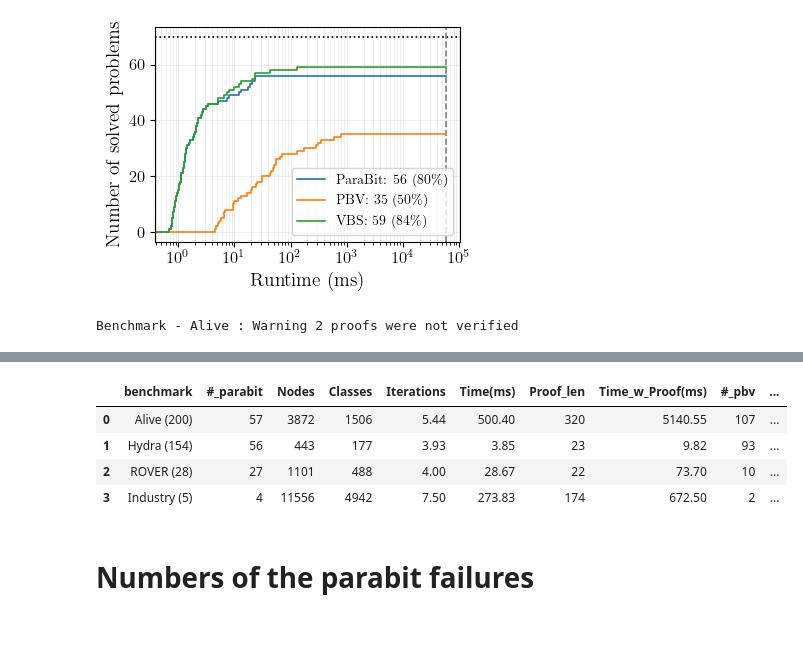
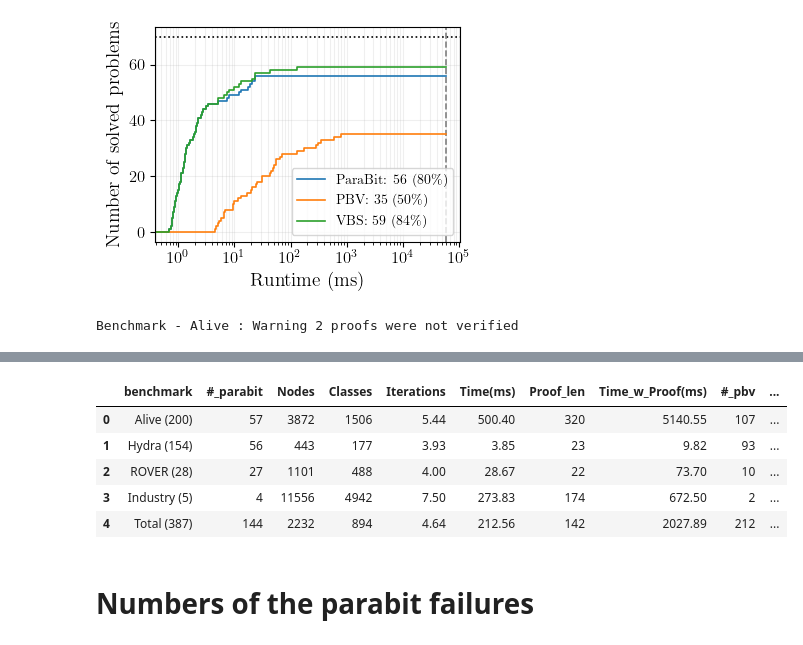
Before and after one commit to luigirinaldi/CAV, a Jupyter notebook: scripts/plots/eval_graphs.ipynb, the cells around one changed output, grey strips where cells are left out. Saved outputs shown, nothing was run; the diff lists cells and outputs as text; code cells hidden in the pictures.

Commit message:
add total to table 3

```diff
--- a/scripts/plots/eval_graphs.ipynb
+++ b/scripts/plots/eval_graphs.ipynb
@@ -305,6 +305,18 @@ for ax_i, bench in enumerate(plot_benches):
 data_out = {"benchmark" : [], "#_parabit": [], "Nodes" : [], "Classes": [], "Iterations": [], "Time(ms)": [], "Proof_len": [], "Time_w_Proof(ms)": [], "#_pbv": [], "PBV_Time(ms)":[]}
 
 extra_info = ""
+
+tot_problems = 0
+tot_solved_parabit = 0
+tot_iterations = 0
+tot_enodes = 0
+tot_eclasses = 0
+tot_parabit_time = 0.0
+tot_proof_len = 0
+tot_proof_time = 0.0
+tot_proof_count = 0
+tot_solved_pbv = 0
+tot_pbv_time = 0.0
 
 for bench in active_benches:
     data = datas[bench]
@@ -327,8 +339,21 @@ for bench in active_benches:
     eclass_avg = eclass_acc / len(solved_problems)
     enode_avg = enode_acc / len(solved_problems)
 
-    parabit_time_avg = data[solved_problems_mask]['parabit'].sum() / len(data[solved_problems_mask])
-    pbv_time_avg = data[(mask := (~data['pbv_result'].isna() & data['pbv_result']))]['pbv'].sum() / len(data[mask])
+    parabit_time_sum = data[solved_problems_mask]['parabit'].sum()
+    parabit_time_avg = parabit_time_sum / len(data[solved_problems_mask])
+    pbv_mask = ~data['pbv_result'].isna() & data['pbv_result']
+    pbv_time_sum = data[pbv_mask]['pbv'].sum()
+    pbv_time_avg = pbv_time_sum / len(data[pbv_mask])
+    mask = pbv_mask
+
+    tot_problems += len(data)
+    tot_solved_parabit += len(data[solved_problems_mask])
+    tot_iterations += iterations_acc
+    tot_enodes += enode_acc
+    tot_eclasses += eclass_acc
+    tot_parabit_time += parabit_time_sum
+    tot_solved_pbv += len(data[pbv_mask])
+    tot_pbv_time += pbv_time_sum
 
     data_out['benchmark'].append(f'{bench} ({len(data)})')
     data_out['Nodes'].append(f"{enode_avg:.0f}")
@@ -336,7 +361,7 @@ for bench in active_benches:
     data_out['Iterations'].append(f"{iterations_avg:.2f}")
     data_out['Time(ms)'].append(f"{parabit_time_avg:.2f}")
     data_out['#_parabit'].append(len(data[solved_problems_mask]))
-    data_out['#_pbv'].append(len(data[mask]))
+    data_out['#_pbv'].append(len(data[pbv_mask]))
     data_out['PBV_Time(ms)'].append(f"{pbv_time_avg:.2f}")
 
     # Get proof data
@@ -357,8 +382,15 @@ for bench in active_benches:
     proof_data = proof_data.rename(columns={"file":"name"})
     proof_data.set_index("name")
 
-    avg_proof_len = (masked_data := proof_data[proof_data['status'] == 'SUCCESS'])['theorem_size'].sum() / len(masked_data)
-    avg_proof_time = masked_data['time_taken'].sum() / len(masked_data)
+    masked_data = proof_data[proof_data['status'] == 'SUCCESS']
+    proof_len_sum = masked_data['theorem_size'].sum()
+    proof_time_sum = masked_data['time_taken'].sum()
+    avg_proof_len = proof_len_sum / len(masked_data)
+    avg_proof_time = proof_time_sum / len(masked_data)
+
+    tot_proof_len += proof_len_sum
+    tot_proof_time += proof_time_sum
+    tot_proof_count += len(masked_data)
 
     data_out['Proof_len'].append(f"{avg_proof_len:.0f}")
     data_out['Time_w_Proof(ms)'].append(f"{avg_proof_time:.2f}")
@@ -375,30 +407,42 @@ for bench in active_benches:
         extra_info += f"## Benchmark - {bench}\n"
         for info in proof_fails.itertuples():
             # print(info)
             extra_info += f"- Benchmark file `{info.name}` was found to be equivalent in {info.parabit:.4g}ms, but a proof certificate could not be generated after {info.time_taken:.0f}ms because of `{info.exit_reason}`.\n"
 
+data_out['benchmark'].append(f'Total ({tot_problems})')
+data_out['#_parabit'].append(tot_solved_parabit)
+data_out['Nodes'].append(f"{tot_enodes / tot_solved_parabit:.0f}")
+data_out['Classes'].append(f"{tot_eclasses / tot_solved_parabit:.0f}")
+data_out['Iterations'].append(f"{tot_iterations / tot_solved_parabit:.2f}")
+data_out['Time(ms)'].append(f"{tot_parabit_time / tot_solved_parabit:.2f}")
+data_out['Proof_len'].append(f"{tot_proof_len / tot_proof_count:.0f}")
+data_out['Time_w_Proof(ms)'].append(f"{tot_proof_time / tot_proof_count:.2f}")
+data_out['#_pbv'].append(tot_solved_pbv)
+data_out['PBV_Time(ms)'].append(f"{tot_pbv_time / tot_solved_pbv:.2f}")
+
 table_df = pd.DataFrame(data_out)
 
 table3_dir = TABLE_OUTPUT / 'table3'
 table3_dir.mkdir(parents=True, exist_ok=True)
 table3_latex = table3_dir / 'table3.tex'
 table3_md = table3_dir / 'table3.md'
 with open( table3_latex, 'w+') as f:
     table_df.to_latex(f, index=False)
 with open( table3_md, 'w+') as f:
     table_df.to_markdown(f, index=False)
     if extra_info != "":
         f.write("\n\n# Proof failures\n")
         f.write(extra_info)
 
 display(table_df)
 # %% [output]
 Benchmark - Alive : Warning 2 proofs were not verified
 |  | name | parabit | parabit_result | status | time_taken | timed_out | exit_reason | theorem_size |
 | 29 | AndOrXor_2285_values_0 | 33.454836 | True | FAILED | 62420.0 | False | memory | NaN |
 | 163 | AndOrXor_2647_values_0 | 90.411110 | True | FAILED | 48710.0 | False | memory | NaN |
 |  | benchmark | #_parabit | Nodes | Classes | Iterations | Time(ms) | Proof_len | Time_w_Proof(ms) | #_pbv | ... |
 | 0 | Alive (200) | 57 | 3872 | 1506 | 5.44 | 500.40 | 320 | 5140.55 | 107 | ... |
 | 1 | Hydra (154) | 56 | 443 | 177 | 3.93 | 3.85 | 23 | 9.82 | 93 | ... |
 | 2 | ROVER (28) | 27 | 1101 | 488 | 4.00 | 28.67 | 22 | 73.70 | 10 | ... |
 | 3 | Industry (5) | 4 | 11556 | 4942 | 7.50 | 273.83 | 174 | 672.50 | 2 | ... |
+| 4 | Total (387) | 144 | 2232 | 894 | 4.64 | 212.56 | 142 | 2027.89 | 212 | ... |
```
Also changed, not shown: parts of 1 cell of this notebook, 2 other files.
